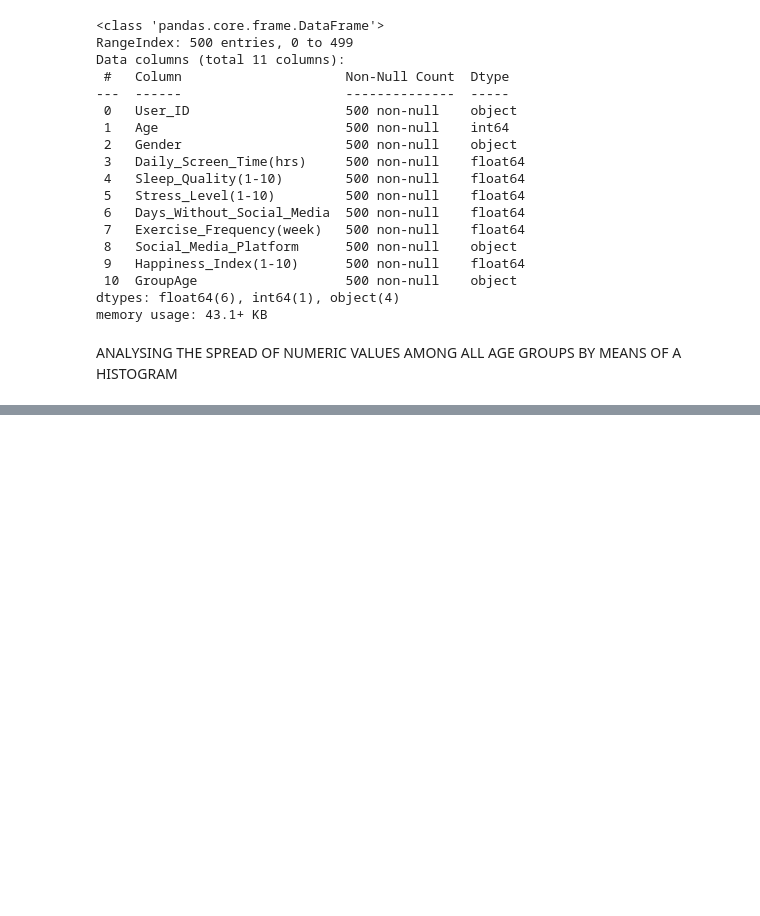
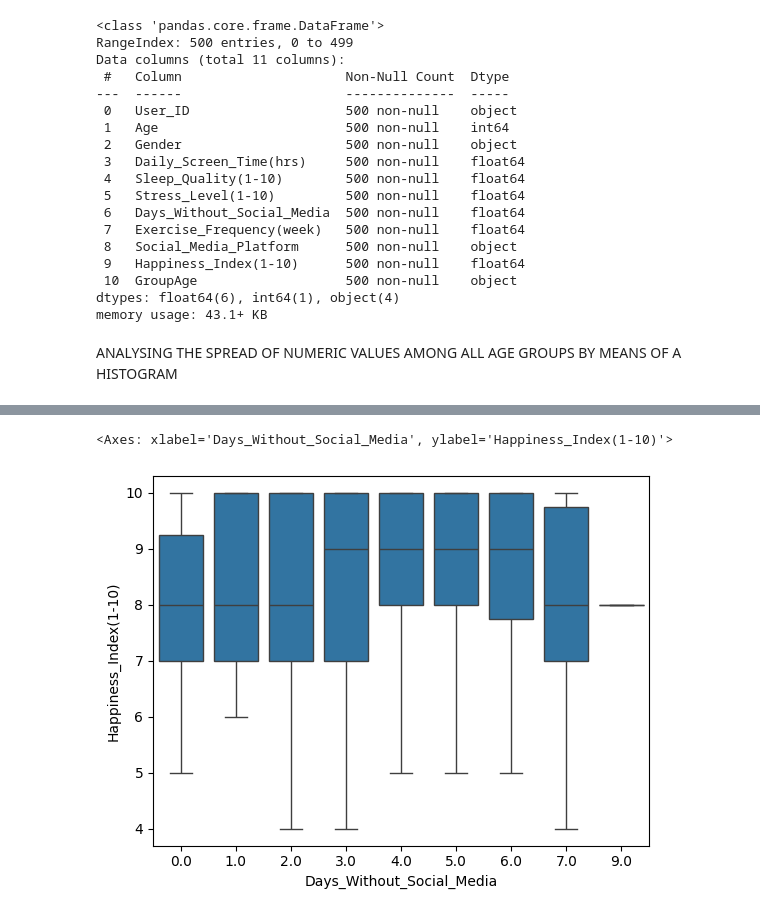
Before and after one commit to Ashmit-rai17/SocialMedia-Usage-Analysis, a Jupyter notebook: eda_agegroup.ipynb, the cells around one changed output, grey strips where cells are left out. Saved outputs shown, nothing was run; the diff lists cells and outputs as text; code cells hidden in the pictures; blank space fills up the shorter version.

```diff
--- a/eda_agegroup.ipynb
+++ b/eda_agegroup.ipynb
@@ -327,0 +411,5 @@ for col in num_cols:
+# %%
+sns.boxplot(data=df , y="Happiness_Index(1-10)" , x="Days_Without_Social_Media" )
+# %% [output]
+<Axes: xlabel='Days_Without_Social_Media', ylabel='Happiness_Index(1-10)'>
+[figure, added]
```
Also changed, not shown: parts of 30 cells of this notebook.
